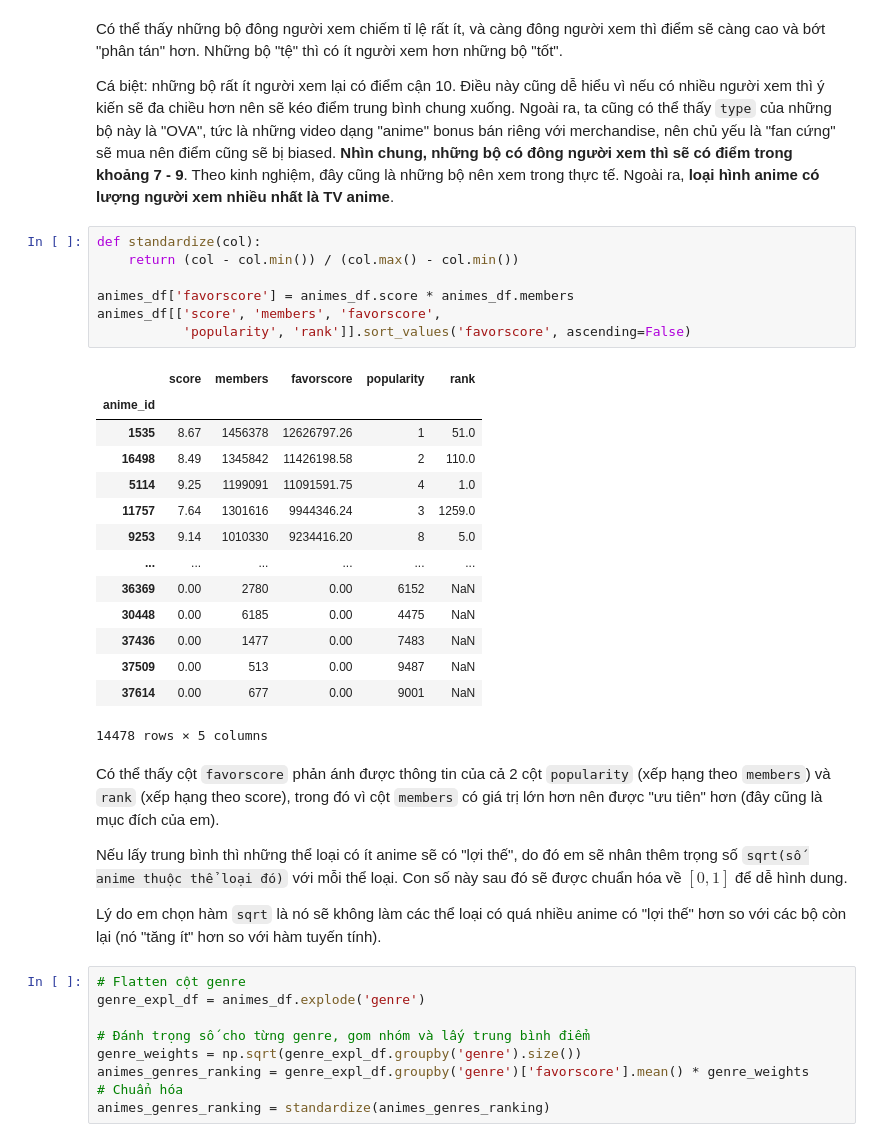
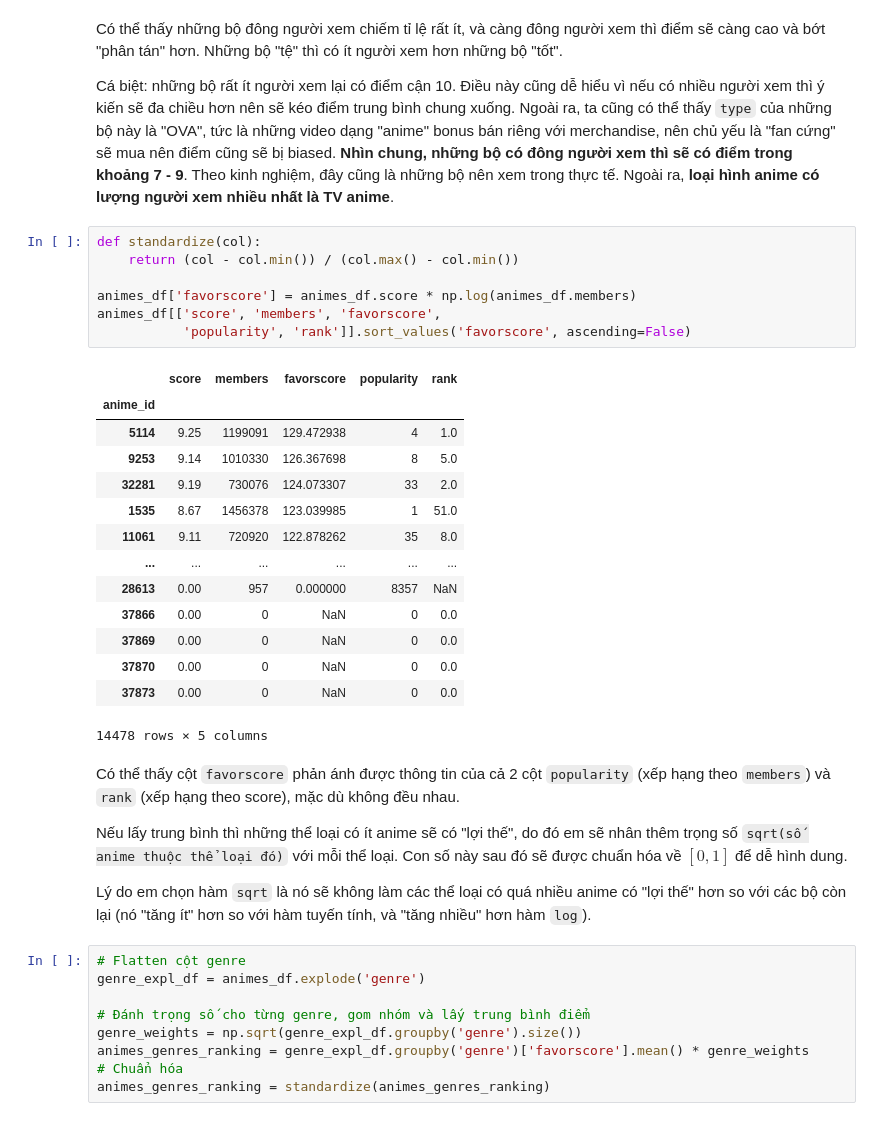
Before and after one commit to hungngocphat01/HCMUS-IntroDataSc-FinalProj, a Jupyter notebook: FINAL.ipynb, the cells around one changed output. Drawn from its saved outputs; the diff is of its cells as text.

```diff
--- a/FINAL.ipynb
+++ b/FINAL.ipynb
@@ -676,31 +677,31 @@ Cá biệt: những bộ rất ít người xem lại có điểm cận 10. Đi
 # %%
 def standardize(col):
     return (col - col.min()) / (col.max() - col.min())
 
-animes_df['favorscore'] = animes_df.score * animes_df.members
+animes_df['favorscore'] = animes_df.score * np.log(animes_df.members)
 animes_df[['score', 'members', 'favorscore',
            'popularity', 'rank']].sort_values('favorscore', ascending=False)
 # %% [output]
 |  | score | members | favorscore | popularity | rank |
 | anime_id |  |  |  |  |  |
-| 1535 | 8.67 | 1456378 | 12626797.26 | 1 | 51.0 |
-| 16498 | 8.49 | 1345842 | 11426198.58 | 2 | 110.0 |
-| 5114 | 9.25 | 1199091 | 11091591.75 | 4 | 1.0 |
-| 11757 | 7.64 | 1301616 | 9944346.24 | 3 | 1259.0 |
-| 9253 | 9.14 | 1010330 | 9234416.20 | 8 | 5.0 |
+| 5114 | 9.25 | 1199091 | 129.472938 | 4 | 1.0 |
+| 9253 | 9.14 | 1010330 | 126.367698 | 8 | 5.0 |
+| 32281 | 9.19 | 730076 | 124.073307 | 33 | 2.0 |
+| 1535 | 8.67 | 1456378 | 123.039985 | 1 | 51.0 |
+| 11061 | 9.11 | 720920 | 122.878262 | 35 | 8.0 |
 | ... | ... | ... | ... | ... | ... |
-| 36369 | 0.00 | 2780 | 0.00 | 6152 | NaN |
-| 30448 | 0.00 | 6185 | 0.00 | 4475 | NaN |
-| 37436 | 0.00 | 1477 | 0.00 | 7483 | NaN |
-| 37509 | 0.00 | 513 | 0.00 | 9487 | NaN |
-| 37614 | 0.00 | 677 | 0.00 | 9001 | NaN |
+| 28613 | 0.00 | 957 | 0.000000 | 8357 | NaN |
+| 37866 | 0.00 | 0 | NaN | 0 | 0.0 |
+| 37869 | 0.00 | 0 | NaN | 0 | 0.0 |
+| 37870 | 0.00 | 0 | NaN | 0 | 0.0 |
+| 37873 | 0.00 | 0 | NaN | 0 | 0.0 |
 14478 rows × 5 columns
 # %% [markdown]
-Có thể thấy cột `favorscore` phản ánh được thông tin của cả 2 cột `popularity` (xếp hạng theo `members`) và `rank` (xếp hạng theo score), trong đó vì cột `members` có giá trị lớn hơn nên được "ưu tiên" hơn (đây cũng là mục đích của em).
+Có thể thấy cột `favorscore` phản ánh được thông tin của cả 2 cột `popularity` (xếp hạng theo `members`) và `rank` (xếp hạng theo score), mặc dù không đều nhau.
 
 Nếu lấy trung bình thì những thể loại có ít anime sẽ có "lợi thế", do đó em sẽ nhân thêm trọng số `sqrt(số anime thuộc thể loại đó)` với mỗi thể loại. Con số này sau đó sẽ được chuẩn hóa về $[0, 1]$ để dễ hình dung.
 
-Lý do em chọn hàm `sqrt` là nó sẽ không làm các thể loại có quá nhiều anime có "lợi thế" hơn so với các bộ còn lại (nó "tăng ít" hơn so với hàm tuyến tính).
+Lý do em chọn hàm `sqrt` là nó sẽ không làm các thể loại có quá nhiều anime có "lợi thế" hơn so với các bộ còn lại (nó "tăng ít" hơn so với hàm tuyến tính, và "tăng nhiều" hơn hàm `log`).
 # %%
 # Flatten cột genre
 genre_expl_df = animes_df.explode('genre')
```
Also changed, not shown: parts of 15 cells of this notebook.
